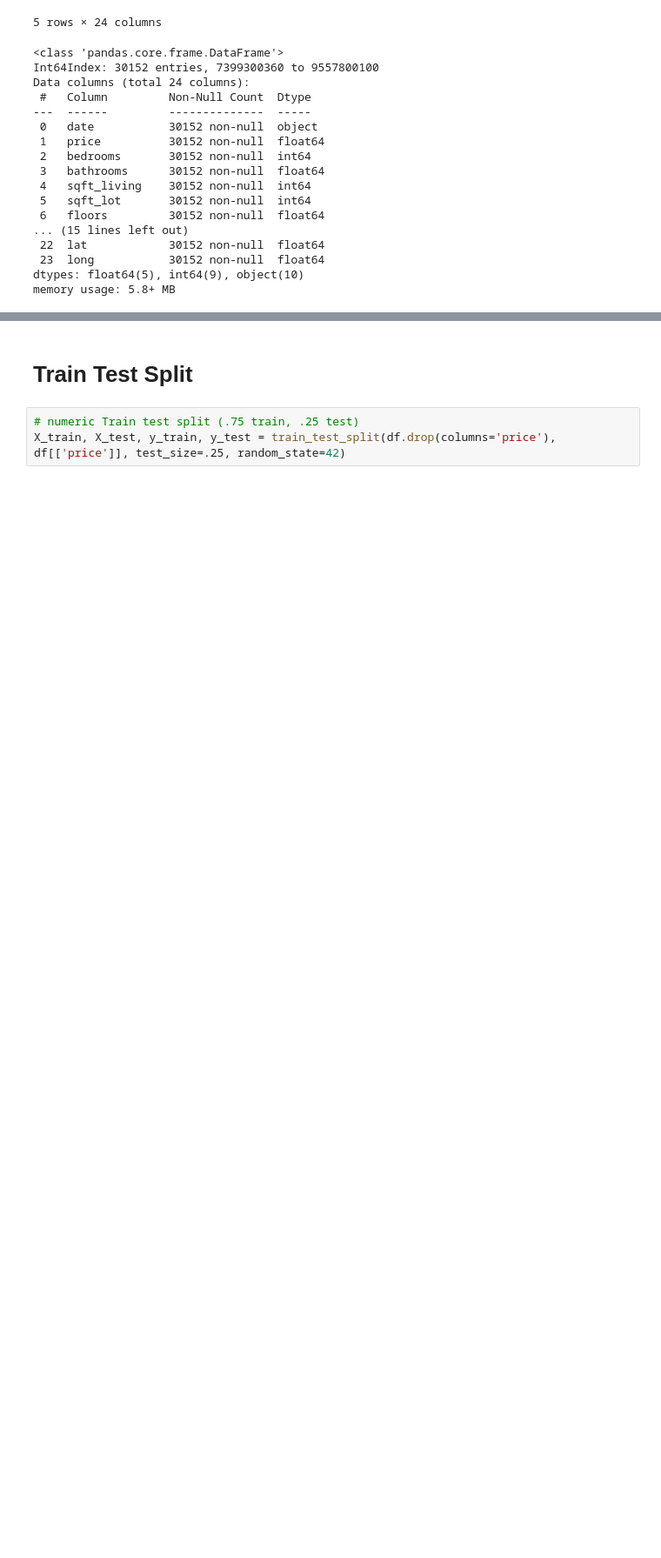
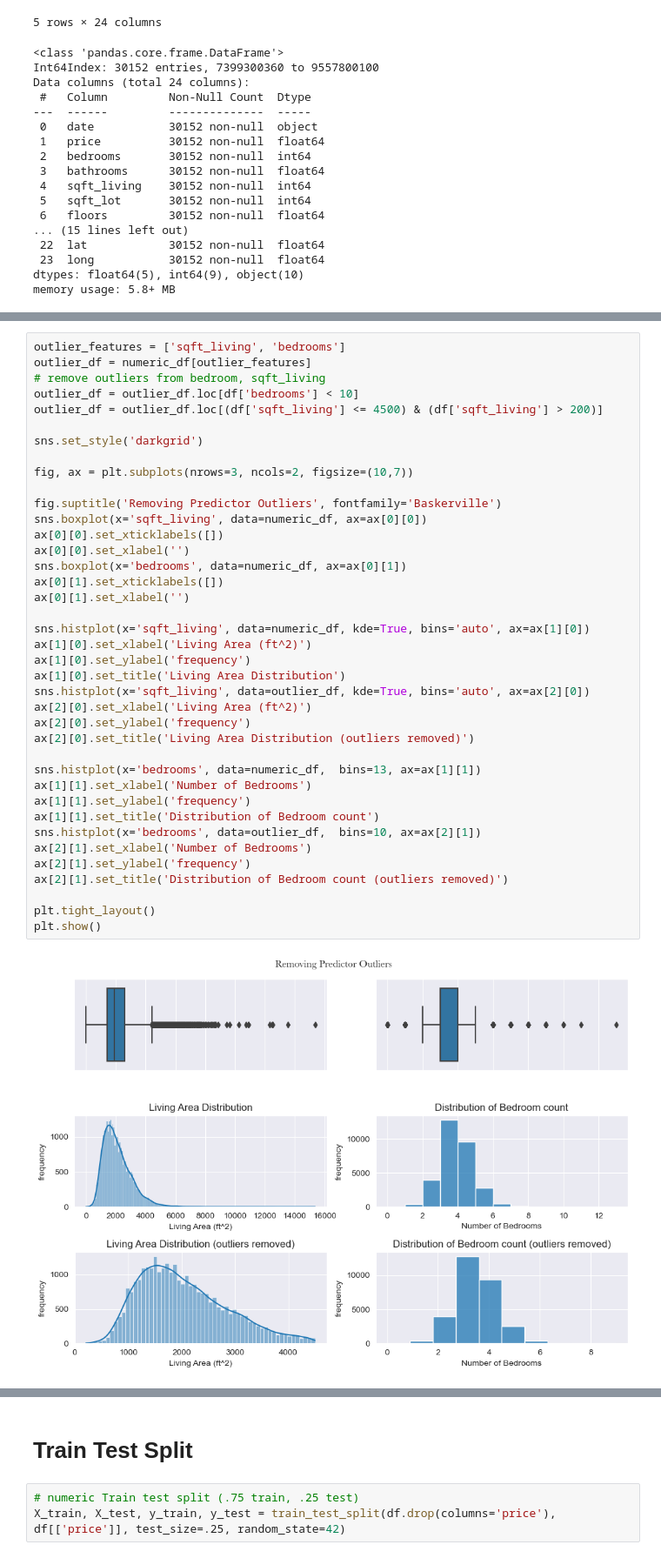
Before and after one commit to alexanderdaffara/HousingSalesRegression, a Jupyter notebook: Alex_Final_Notebook.ipynb, the cells around one changed output, grey strips where cells are left out. Shown at 87% size. Saved outputs shown, nothing was run; the diff lists cells and outputs as text; blank space fills up the shorter version.

```diff
--- a/Alex_Final_Notebook.ipynb
+++ b/Alex_Final_Notebook.ipynb
@@ -73,0 +136,41 @@ memory usage: 5.8+ MB
+# %%
+outlier_features = ['sqft_living', 'bedrooms']
+outlier_df = numeric_df[outlier_features]
+# remove outliers from bedroom, sqft_living
+outlier_df = outlier_df.loc[df['bedrooms'] < 10]
+outlier_df = outlier_df.loc[(df['sqft_living'] <= 4500) & (df['sqft_living'] > 200)]
+
+sns.set_style('darkgrid')
+
+fig, ax = plt.subplots(nrows=3, ncols=2, figsize=(10,7))
+
+fig.suptitle('Removing Predictor Outliers', fontfamily='Baskerville')
+sns.boxplot(x='sqft_living', data=numeric_df, ax=ax[0][0])
+ax[0][0].set_xticklabels([])
+ax[0][0].set_xlabel('')
+sns.boxplot(x='bedrooms', data=numeric_df, ax=ax[0][1])
+ax[0][1].set_xticklabels([])
+ax[0][1].set_xlabel('')
+
+sns.histplot(x='sqft_living', data=numeric_df, kde=True, bins='auto', ax=ax[1][0])
+ax[1][0].set_xlabel('Living Area (ft^2)')
+ax[1][0].set_ylabel('frequency')
+ax[1][0].set_title('Living Area Distribution')
+sns.histplot(x='sqft_living', data=outlier_df, kde=True, bins='auto', ax=ax[2][0])
+ax[2][0].set_xlabel('Living Area (ft^2)')
+ax[2][0].set_ylabel('frequency')
+ax[2][0].set_title('Living Area Distribution (outliers removed)')
+
+sns.histplot(x='bedrooms', data=numeric_df,  bins=13, ax=ax[1][1])
+ax[1][1].set_xlabel('Number of Bedrooms')
+ax[1][1].set_ylabel('frequency')
+ax[1][1].set_title('Distribution of Bedroom count')
+sns.histplot(x='bedrooms', data=outlier_df,  bins=10, ax=ax[2][1])
+ax[2][1].set_xlabel('Number of Bedrooms')
+ax[2][1].set_ylabel('frequency')
+ax[2][1].set_title('Distribution of Bedroom count (outliers removed)')
+
+plt.tight_layout()
+plt.show()
+# %% [output]
+[figure, added]
```
Also changed, not shown: parts of 7 cells of this notebook, 2 other files.
